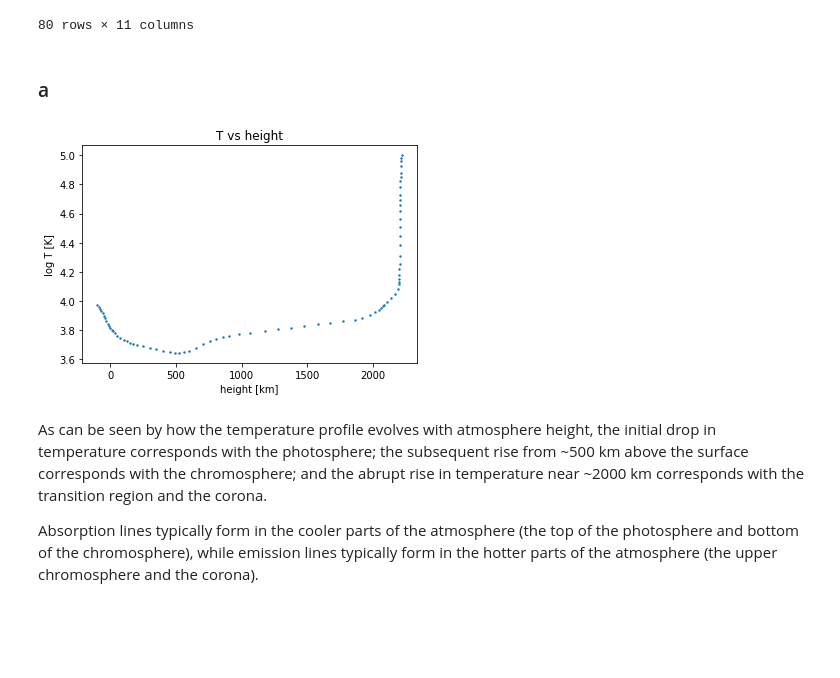
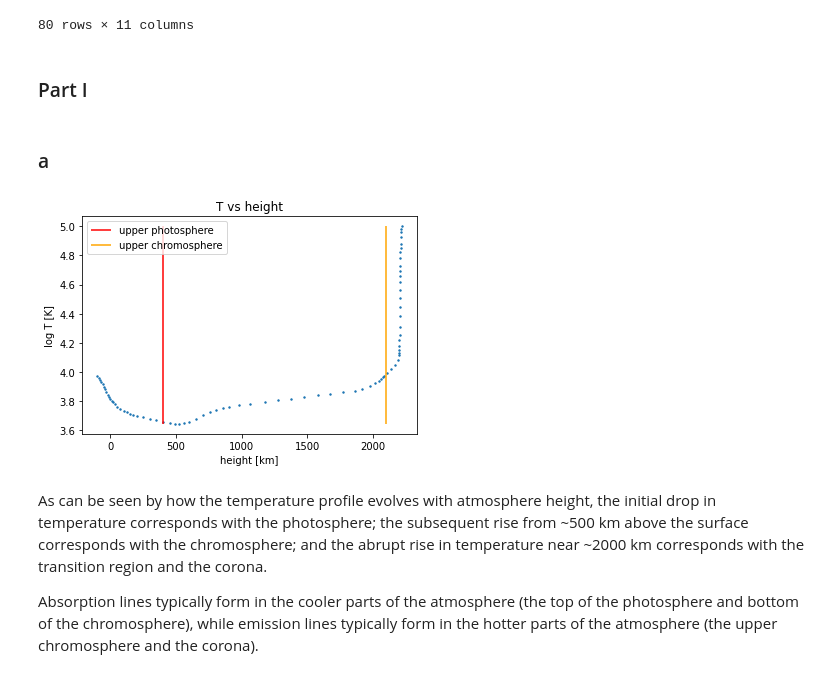
Before and after one commit to cl3425/uf-class-repo, a Jupyter notebook: radiative-processes/final-project/radiative_final.ipynb, the cells around one changed output. Saved outputs shown, nothing was run; the diff lists cells and outputs as text; code cells hidden in the pictures; blank space fills up the shorter version.

Commit message:
finished up to part m

```diff
--- a/radiative-processes/final-project/radiative_final.ipynb
+++ b/radiative-processes/final-project/radiative_final.ipynb
@@ -30,17 +30,22 @@ falc_data
 | 78 | -90.00 | 1.695000e+01 | 7.102000 | 9140 | 1.82 | 1.337000e+17 | 2.942000e+15 | 2.979000e+15 | 194600.0000 | 0.973 | 3.134000e-07 |
 | 79 | -100.00 | 2.365000e+01 | 7.417000 | 9400 | 1.83 | 1.351000e+17 | 3.826000e+15 | 3.867000e+15 | 203200.0000 | 0.974 | 3.166000e-07 |
 80 rows × 11 columns
+# %% [markdown]
+### Part I
 # %% [markdown]
 ### a
 # %%
 ### part a
 plt.scatter(falc_data.height, np.log10(falc_data.temp), s=2)
+plt.vlines([400], min(np.log10(falc_data.temp)), max(np.log10(falc_data.temp)), colors='r', label='upper photosphere')
+plt.vlines([2100], min(np.log10(falc_data.temp)), max(np.log10(falc_data.temp)), colors='orange', label='upper chromosphere')
 plt.title('T vs height')
 plt.ylabel('log T [K]')
 plt.xlabel('height [km]')
+plt.legend()
 plt.show()
 # %% [output]
-[figure, old version]
+[figure, new version]
 # %% [markdown]
 As can be seen by how the temperature profile evolves with atmosphere height, the initial drop in temperature corresponds with the photosphere; the subsequent rise from ~500 km above the surface corresponds with the chromosphere; and the abrupt rise in temperature near ~2000 km corresponds with the transition region and the corona.
 
```
Also changed, not shown: parts of 19 cells of this notebook.
